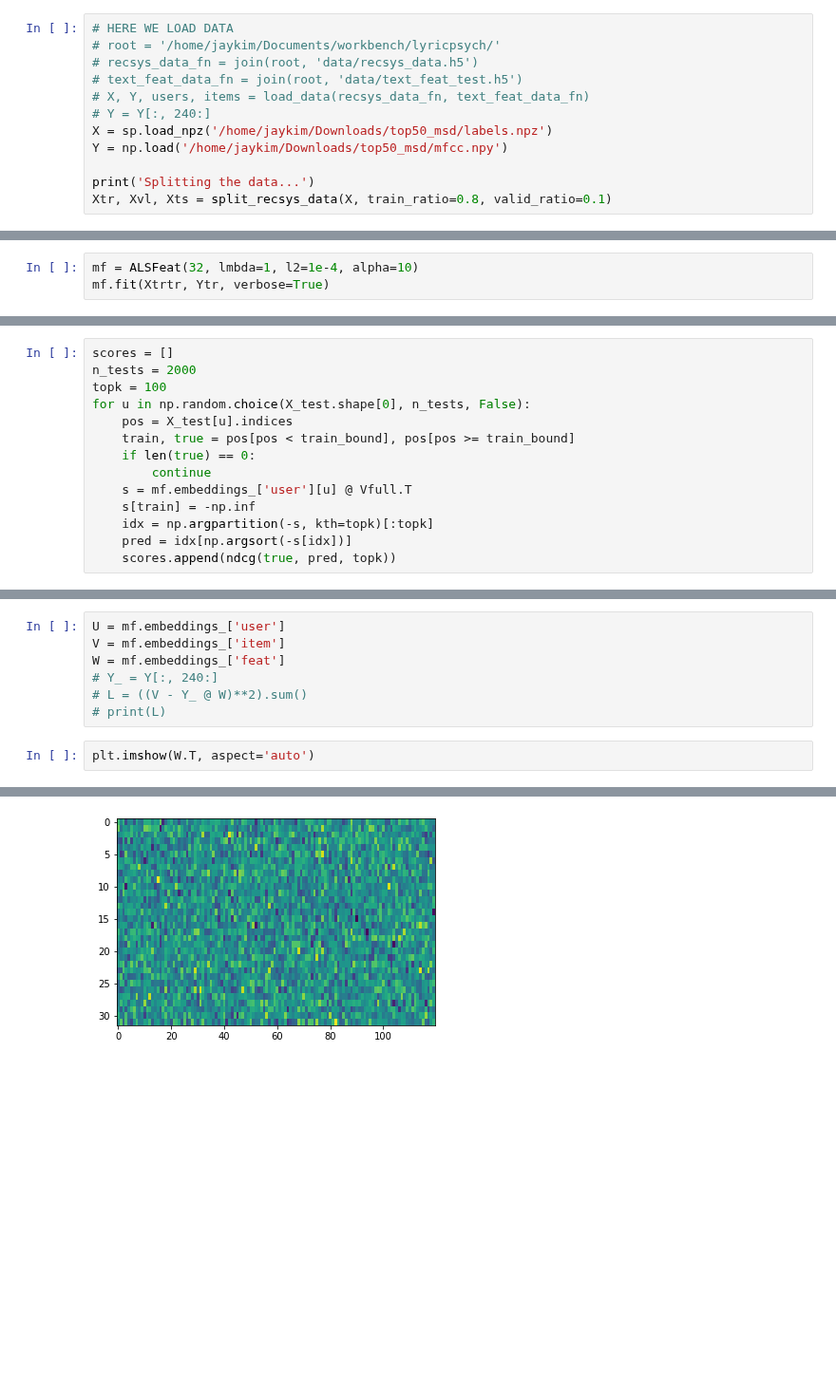
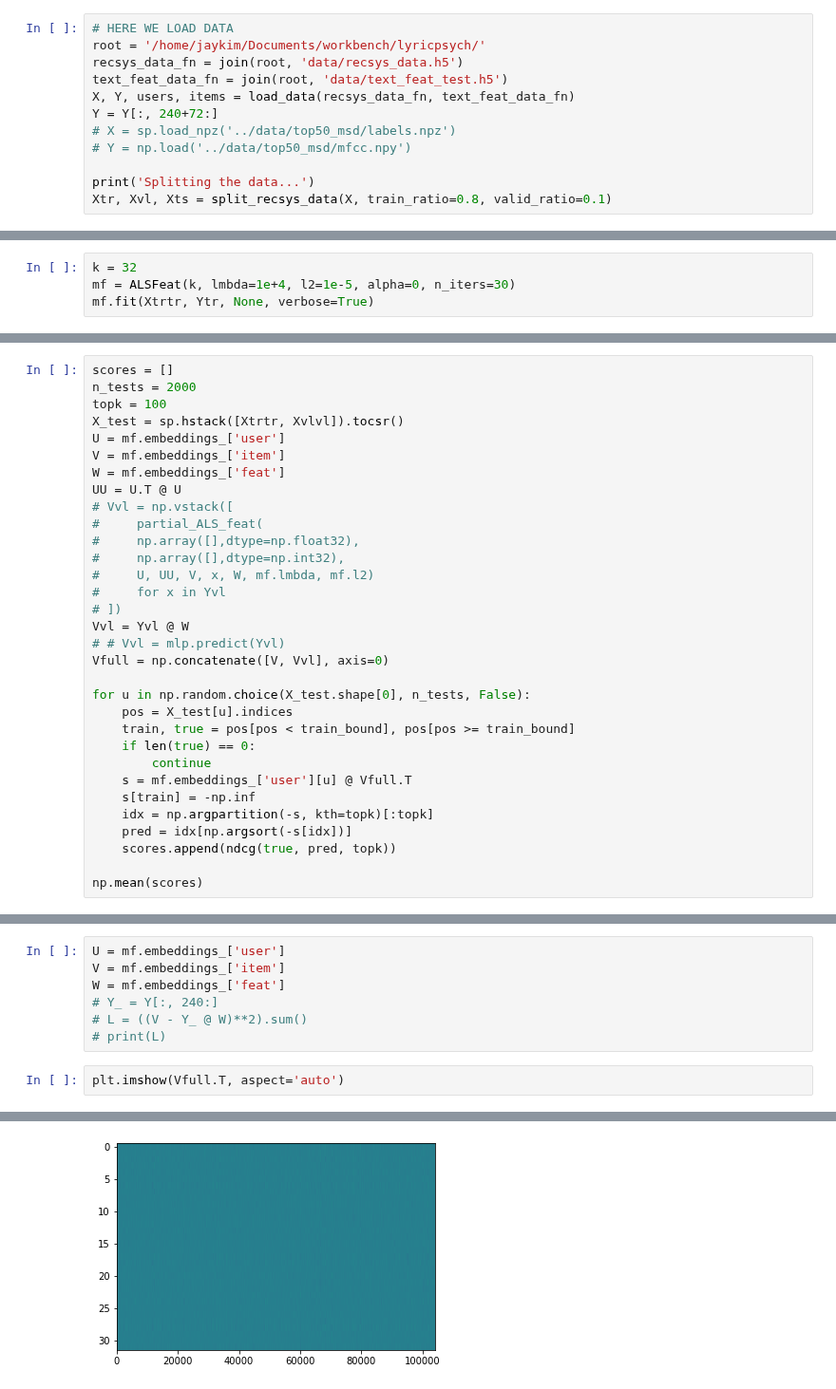
Before and after one commit to mmc-tudelft/lyricpsych, a Jupyter notebook: notebooks/dev_mf.ipynb, the cells around one changed output, grey strips where cells are left out. Shown at 95% size. Drawn from its saved outputs; the diff is of its cells as text; blank space fills up the shorter version.

Commit message:
keep dev. alsfeat

```diff
--- a/notebooks/dev_mf.ipynb
+++ b/notebooks/dev_mf.ipynb
@@ -64,13 +145,13 @@ def load_data(recsys_data_fn, text_feat_data_fn):
 3. performance?
 # %%
 # HERE WE LOAD DATA
-# root = '/home/jaykim/Documents/workbench/lyricpsych/'
-# recsys_data_fn = join(root, 'data/recsys_data.h5')
-# text_feat_data_fn = join(root, 'data/text_feat_test.h5')
-# X, Y, users, items = load_data(recsys_data_fn, text_feat_data_fn)
-# Y = Y[:, 240:]
-X = sp.load_npz('/home/jaykim/Downloads/top50_msd/labels.npz')
-Y = np.load('/home/jaykim/Downloads/top50_msd/mfcc.npy')
+root = '/home/jaykim/Documents/workbench/lyricpsych/'
+recsys_data_fn = join(root, 'data/recsys_data.h5')
+text_feat_data_fn = join(root, 'data/text_feat_test.h5')
+X, Y, users, items = load_data(recsys_data_fn, text_feat_data_fn)
+Y = Y[:, 240+72:]
+# X = sp.load_npz('../data/top50_msd/labels.npz')
+# Y = np.load('../data/top50_msd/mfcc.npy')
 
 print('Splitting the data...')
 Xtr, Xvl, Xts = split_recsys_data(X, train_ratio=0.8, valid_ratio=0.1)
@@ -120,6 +206,7 @@ np.mean(scores)
 # %%
-mf = ALSFeat(32, lmbda=1, l2=1e-4, alpha=10)
-mf.fit(Xtrtr, Ytr, verbose=True)
+k = 32
+mf = ALSFeat(k, lmbda=1e+4, l2=1e-5, alpha=0, n_iters=30)
+mf.fit(Xtrtr, Ytr, None, verbose=True)
 # %%
 from sklearn.neural_network import MLPRegressor
 
@@ -143,6 +224,22 @@ Vfull = np.concatenate([V, Vvl], axis=0)
 scores = []
 n_tests = 2000
 topk = 100
+X_test = sp.hstack([Xtrtr, Xvlvl]).tocsr()
+U = mf.embeddings_['user']
+V = mf.embeddings_['item']
+W = mf.embeddings_['feat']
+UU = U.T @ U
+# Vvl = np.vstack([
+#     partial_ALS_feat(
+#     np.array([],dtype=np.float32),
+#     np.array([],dtype=np.int32),
+#     U, UU, V, x, W, mf.lmbda, mf.l2)
+#     for x in Yvl
+# ])
+Vvl = Yvl @ W
+# # Vvl = mlp.predict(Yvl)
+Vfull = np.concatenate([V, Vvl], axis=0)
+
 for u in np.random.choice(X_test.shape[0], n_tests, False):
     pos = X_test[u].indices
     train, true = pos[pos < train_bound], pos[pos >= train_bound]
@@ -153,3 +250,5 @@ for u in np.random.choice(X_test.shape[0], n_tests, False):
     idx = np.argpartition(-s, kth=topk)[:topk]
     pred = idx[np.argsort(-s[idx])]
     scores.append(ndcg(true, pred, topk))
+
+np.mean(scores)
@@ -165,10 +290,10 @@ W = mf.embeddings_['feat']
 # L = ((V - Y_ @ W)**2).sum()
 # print(L)
 # %%
-plt.imshow(W.T, aspect='auto')
+plt.imshow(Vfull.T, aspect='auto')
 # %% [output]
 <matplotlib.image.AxesImage at 0x...>
-[figure, old version]
+[figure, new version]
 # %%
 from sklearn.manifold import TSNE
 
```
Also changed, not shown: parts of 18 cells of this notebook, 1 other file.
